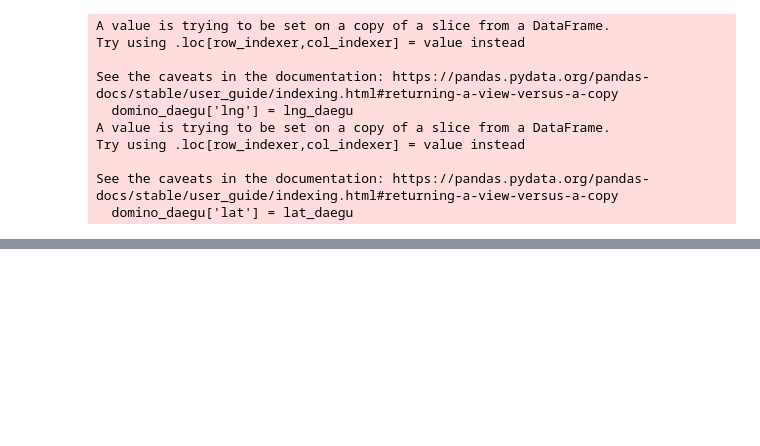
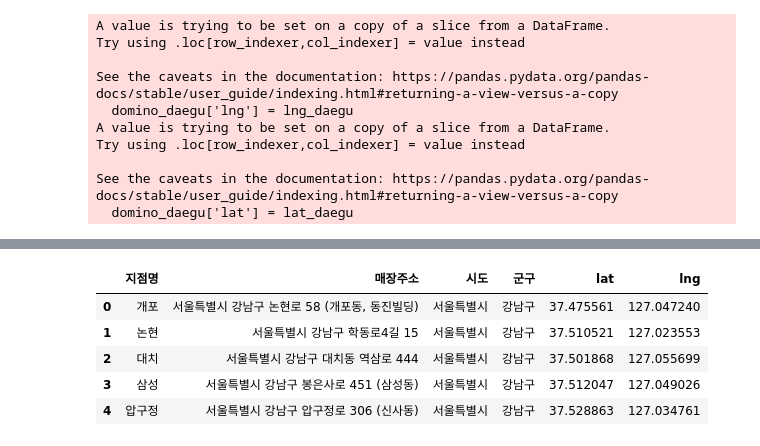
Before and after one commit to jjhwnn/Python, a Jupyter notebook: 3.DataAnalysis/Note/00.도미노전국매장지도.ipynb, the cells around one changed output, grey strips where cells are left out. Saved outputs shown, nothing was run; the diff lists cells and outputs as text; code cells hidden in the pictures; blank space fills up the shorter version.

```diff
--- a/3.DataAnalysis/Note/00.도미노전국매장지도.ipynb
+++ b/3.DataAnalysis/Note/00.도미노전국매장지도.ipynb
@@ -197,3 +195,13 @@ domino_daegu.head(10)
 | 9 | 대구이시아폴리스 | 대구광역시 동구 팔공로 241 1층 111호, 112호(봉무동) | 대구광역시 | 128.6402718 | 35.9205000 |
 # %%
 domino_daegu.to_csv("../Data/domino_daegu.csv", index=False)
+# %%
+domino = pd.read_csv("../Data/domino_상아_전체.csv")
+domino.head()
+# %% [output]
+|  | 지점명 | 매장주소 | 시도 | 군구 | lat | lng |
+| 0 | 개포 | 서울특별시 강남구 논현로 58 (개포동, 동진빌딩) | 서울특별시 | 강남구 | 37.475561 | 127.047240 |
+| 1 | 논현 | 서울특별시 강남구 학동로4길 15 | 서울특별시 | 강남구 | 37.510521 | 127.023553 |
+| 2 | 대치 | 서울특별시 강남구 대치동 역삼로 444 | 서울특별시 | 강남구 | 37.501868 | 127.055699 |
+| 3 | 삼성 | 서울특별시 강남구 봉은사로 451 (삼성동) | 서울특별시 | 강남구 | 37.512047 | 127.049026 |
+| 4 | 압구정 | 서울특별시 강남구 압구정로 306 (신사동) | 서울특별시 | 강남구 | 37.528863 | 127.034761 |
```
Also changed, not shown: parts of 5 cells of this notebook, 8 other files.
